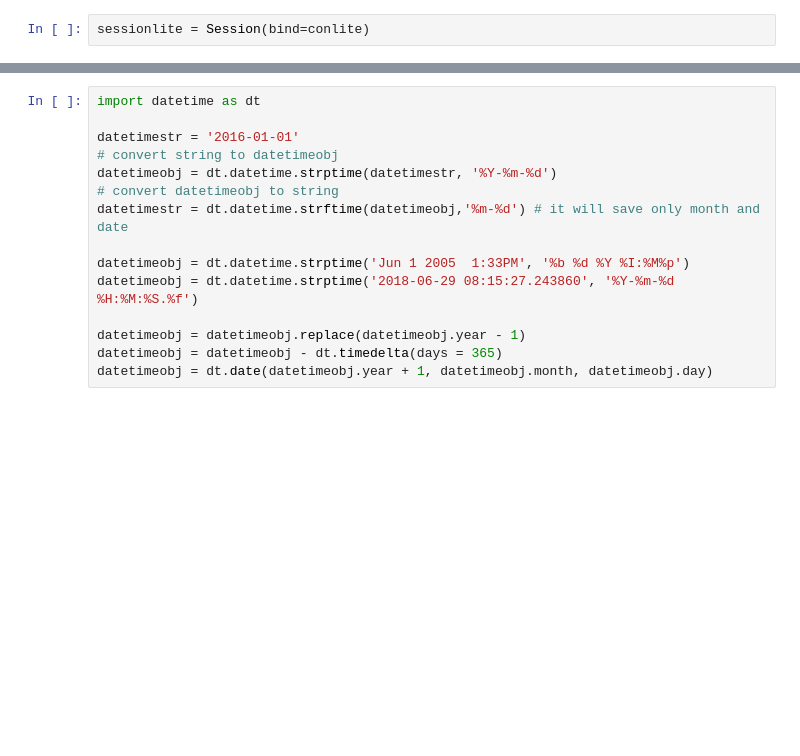
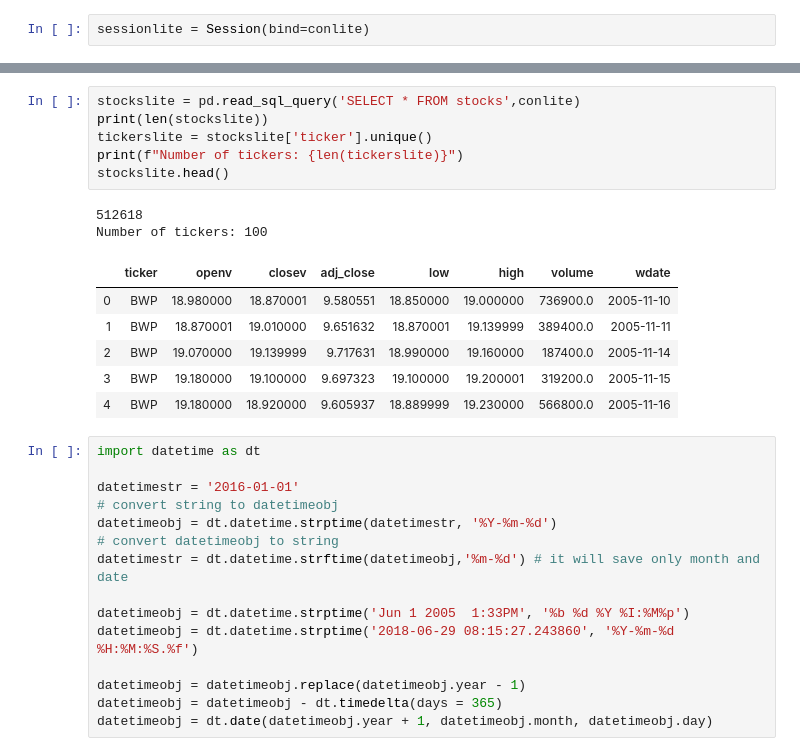
Before and after one commit to sliwet/ltsp, a Jupyter notebook: resources/ltsp.ipynb, the cells around one changed output, grey strips where cells are left out. Cells and saved outputs as stored; diff of their text form; blank space fills up the shorter version.

```diff
--- a/resources/ltsp.ipynb
+++ b/resources/ltsp.ipynb
@@ -373,3 +369,18 @@ session.commit()
+# %%
+stockslite = pd.read_sql_query('SELECT * FROM stocks',conlite)
+print(len(stockslite))
+tickerslite = stockslite['ticker'].unique()
+print(f"Number of tickers: {len(tickerslite)}")
+stockslite.head()
+# %% [output]
+512618
+Number of tickers: 100
+|  | ticker | openv | closev | adj_close | low | high | volume | wdate |
+| 0 | BWP | 18.980000 | 18.870001 | 9.580551 | 18.850000 | 19.000000 | 736900.0 | 2005-11-10 |
+| 1 | BWP | 18.870001 | 19.010000 | 9.651632 | 18.870001 | 19.139999 | 389400.0 | 2005-11-11 |
+| 2 | BWP | 19.070000 | 19.139999 | 9.717631 | 18.990000 | 19.160000 | 187400.0 | 2005-11-14 |
+| 3 | BWP | 19.180000 | 19.100000 | 9.697323 | 19.100000 | 19.200001 | 319200.0 | 2005-11-15 |
+| 4 | BWP | 19.180000 | 18.920000 | 9.605937 | 18.889999 | 19.230000 | 566800.0 | 2005-11-16 |
 # %%
 import datetime as dt
 
```
Also changed, not shown: parts of 23 cells of this notebook, 3 other files.
